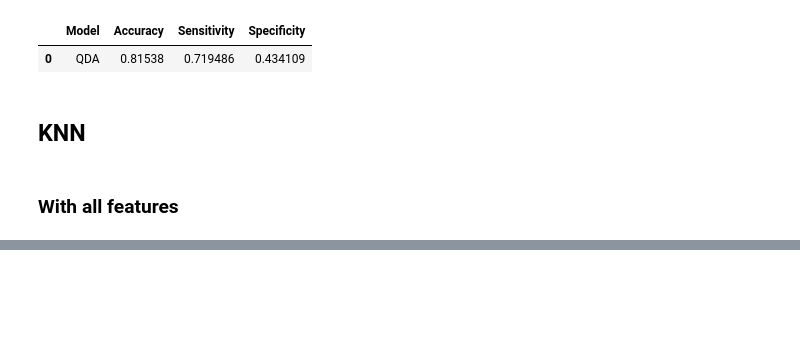
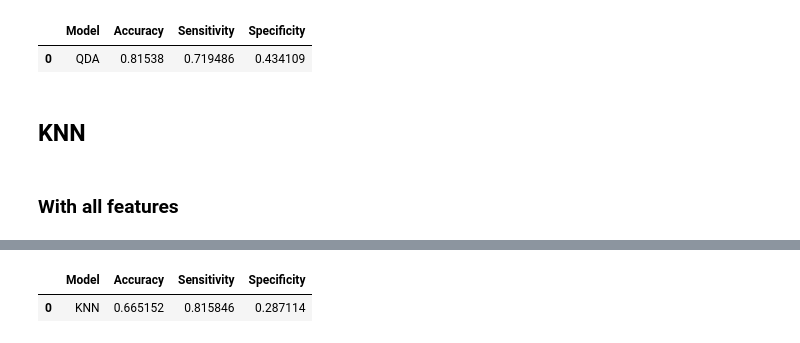
Before and after one commit to sararesta/ML-Homework, a Jupyter notebook: Classification-Copy1.ipynb, the cells around one changed output, grey strips where cells are left out. Drawn from its saved outputs; the diff is of its cells as text; code cells hidden in the pictures; blank space fills up the shorter version.

```diff
--- a/Classification-Copy1.ipynb
+++ b/Classification-Copy1.ipynb
@@ -584,0 +575,5 @@ ValueError: X has 75 features, but KNeighborsClassifier is expecting 65 features
+# %%
+classification_metrics_empirical_threshold(model, 'KNN', X_train, y_train, X_test, y_test)
+# %% [output]
+|  | Model | Accuracy | Sensitivity | Specificity |
+| 0 | KNN | 0.665152 | 0.815846 | 0.287114 |
```
Also changed, not shown: parts of 19 cells of this notebook.
